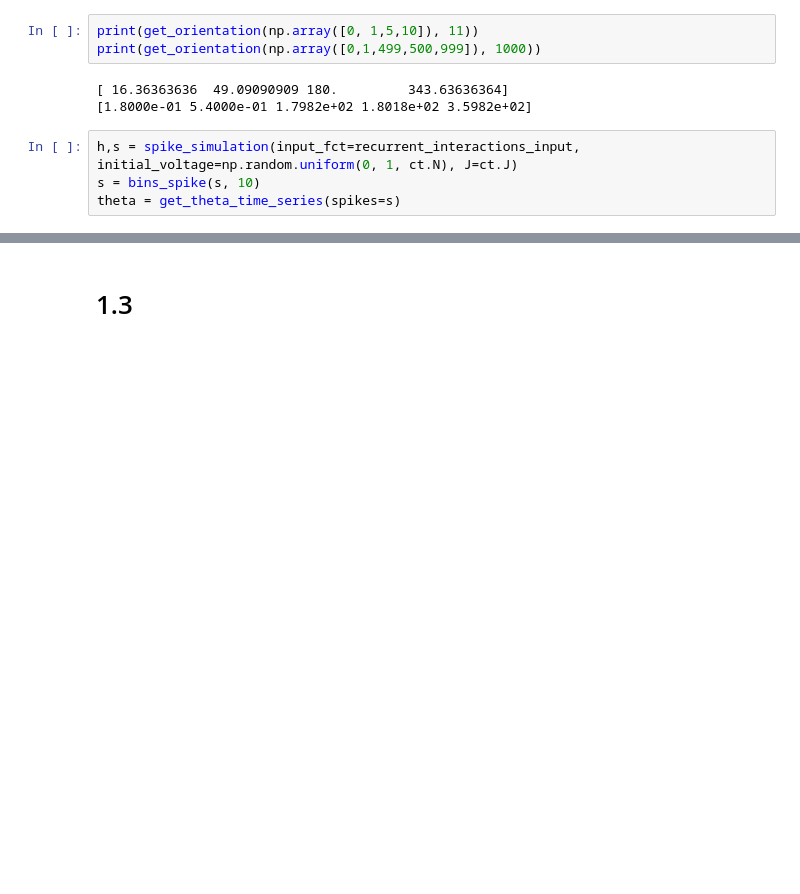
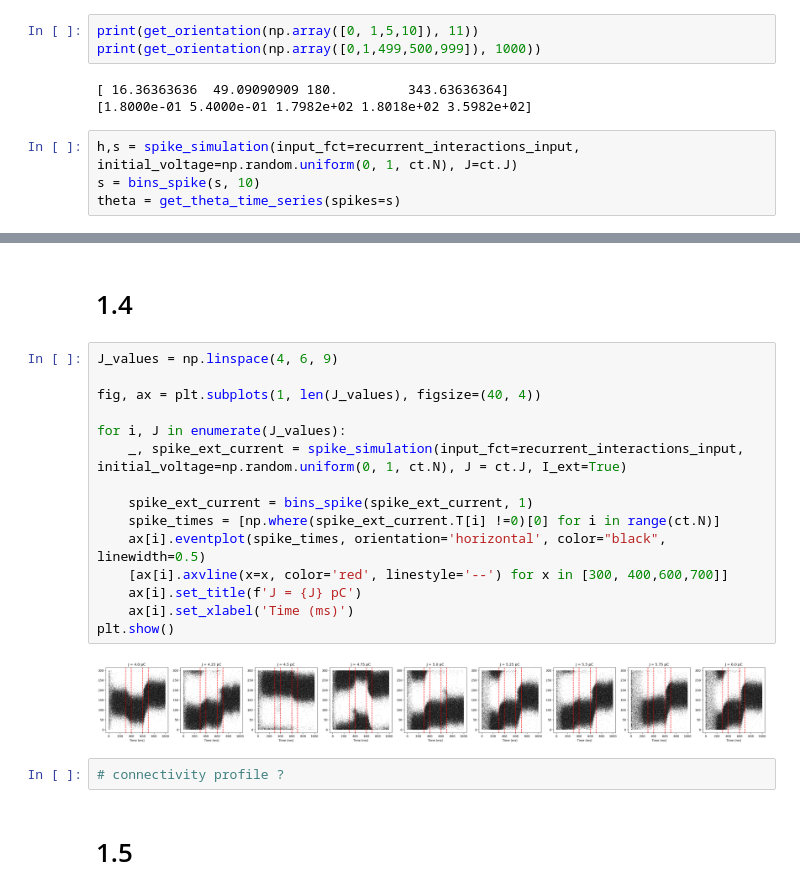
Before and after one commit to CamilleChallier/NX-465-Bump_Attractors, a Jupyter notebook: 1_bump_attractor.ipynb, the cells around one changed output, grey strips where cells are left out. Cells and saved outputs as stored; diff of their text form; blank space fills up the shorter version.

```diff
--- a/1_bump_attractor.ipynb
+++ b/1_bump_attractor.ipynb
@@ -67,2 +69,23 @@ plt.eventplot(spike_times, orientation='horizontal')
 # %% [markdown]
-# 1.3
+# 1.4
+# %%
+J_values = np.linspace(4, 6, 9)
+
+fig, ax = plt.subplots(1, len(J_values), figsize=(40, 4))
+
+for i, J in enumerate(J_values):
+    _, spike_ext_current = spike_simulation(input_fct=recurrent_interactions_input, initial_voltage=np.random.uniform(0, 1, ct.N), J = ct.J, I_ext=True)
+
+    spike_ext_current = bins_spike(spike_ext_current, 1)
+    spike_times = [np.where(spike_ext_current.T[i] !=0)[0] for i in range(ct.N)]
+    ax[i].eventplot(spike_times, orientation='horizontal', color="black", linewidth=0.5)
+    [ax[i].axvline(x=x, color='red', linestyle='--') for x in [300, 400,600,700]]
+    ax[i].set_title(f'J = {J} pC')
+    ax[i].set_xlabel('Time (ms)')
+plt.show()
+# %% [output]
+[figure, added]
+# %%
+# connectivity profile ?
+# %% [markdown]
+# 1.5
```
Also changed, not shown: parts of 3 cells of this notebook, 2 other files.
